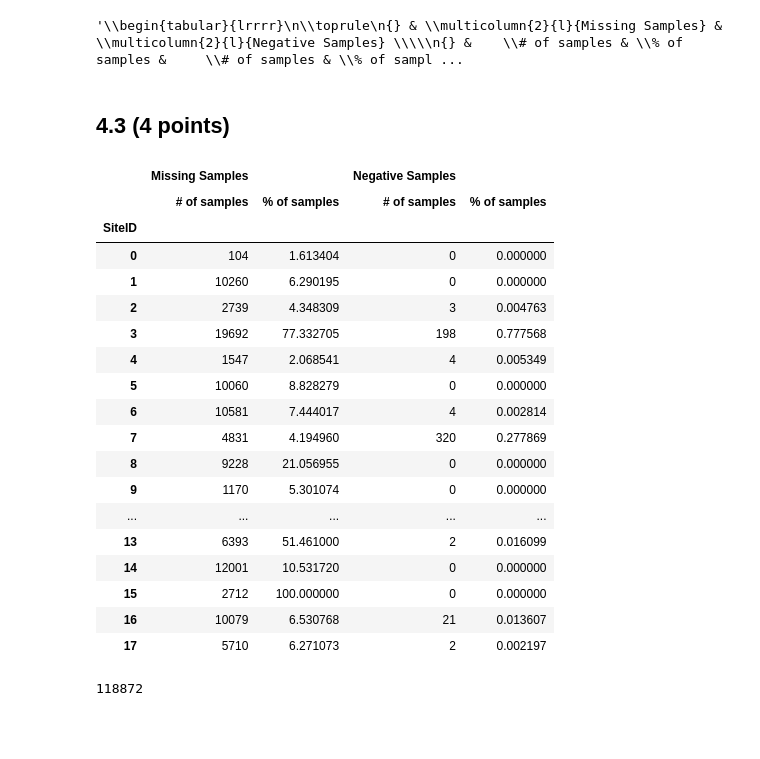
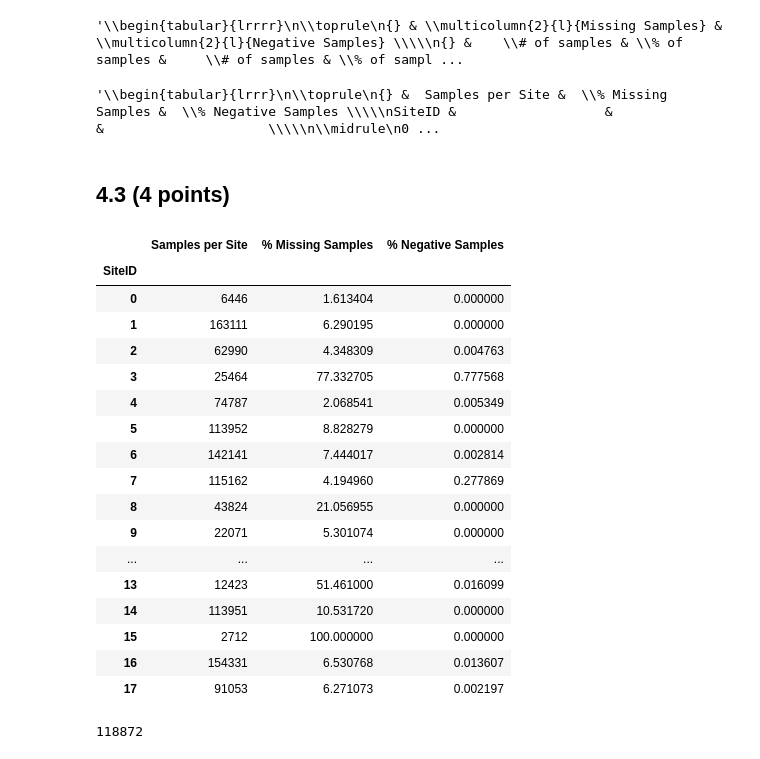
Before and after one commit to celinadong/IAML-CW2, a Jupyter notebook: Data/PartB/Part B - Bristol Air Quality.ipynb, the cells around one changed output. Drawn from its saved outputs; the diff is of its cells as text; code cells hidden in the pictures; blank space fills up the shorter version.

Commit message:
Finished reviewing, need to change to latex

```diff
--- a/Data/PartB/Part B - Bristol Air Quality.ipynb
+++ b/Data/PartB/Part B - Bristol Air Quality.ipynb
@@ -168,29 +168,49 @@ problematic_samples.to_latex()
 # %% [output]
 '\\begin{tabular}{lrrrr}\n\\toprule\n{} & \\multicolumn{2}{l}{Missing Samples} & \\multicolumn{2}{l}{Negative Samples} \\\\\n{} &    \\# of samples & \\% of samples &     \\# of samples & \\% of sampl ...
+# %%
+# Count the total instances per SiteID in dataset
+instances_perSite = bristol_air.SiteID.value_counts().sort_index()
+
+# Missing data
+missing_data = bristol_air[bristol_air.isna().any(axis=1)] # Total instances with missing data
+missing_counts = missing_data.SiteID.value_counts().sort_index() # Missing data per SiteID
+missing_percentages = (missing_counts / instances_perSite) * 100
+#missing_percentages = missing_data['SiteID'].value_counts(normalize=True).sort_index() * 100  ## percentage out of all missing data
+
+# Negative data
+negative_data = bristol_air[(bristol_air['NOx'] < 0) | (bristol_air['NO2'] < 0) | (bristol_air['NO'] < 0)]
+negative_counts = negative_data.SiteID.value_counts().reindex(bristol_air.SiteID.unique(), fill_value=0).sort_index() # Negative data per SiteID
+negative_percentages = (negative_counts / instances_perSite) * 100
+
+problematic_df = pd.DataFrame({'Samples per Site': instances_perSite,
+                               '% Missing Samples': missing_percentages, '% Negative Samples': negative_percentages})
+problematic_df.index.name = 'SiteID'
+problematic_df.to_latex()
+# %% [output]
+'\\begin{tabular}{lrrr}\n\\toprule\n{} &  Samples per Site &  \\% Missing Samples &  \\% Negative Samples \\\\\nSiteID &                   &                    &                     \\\\\n\\midrule\n0 ...
 # %% [markdown]
 ## 4.3 (4 points)
-# %%
-problematic_samples
-# %% [output]
-|  | Missing Samples |  | Negative Samples |  |
-|  | # of samples | % of samples | # of samples | % of samples |
-| SiteID |  |  |  |  |
-| 0 | 104 | 1.613404 | 0 | 0.000000 |
-| 1 | 10260 | 6.290195 | 0 | 0.000000 |
-| 2 | 2739 | 4.348309 | 3 | 0.004763 |
-| 3 | 19692 | 77.332705 | 198 | 0.777568 |
-| 4 | 1547 | 2.068541 | 4 | 0.005349 |
-| 5 | 10060 | 8.828279 | 0 | 0.000000 |
-| 6 | 10581 | 7.444017 | 4 | 0.002814 |
-| 7 | 4831 | 4.194960 | 320 | 0.277869 |
-| 8 | 9228 | 21.056955 | 0 | 0.000000 |
-| 9 | 1170 | 5.301074 | 0 | 0.000000 |
-| ... | ... | ... | ... | ... |
-| 13 | 6393 | 51.461000 | 2 | 0.016099 |
-| 14 | 12001 | 10.531720 | 0 | 0.000000 |
-| 15 | 2712 | 100.000000 | 0 | 0.000000 |
-| 16 | 10079 | 6.530768 | 21 | 0.013607 |
-| 17 | 5710 | 6.271073 | 2 | 0.002197 |
+# %%
+problematic_df
+# %% [output]
+|  | Samples per Site | % Missing Samples | % Negative Samples |
+| SiteID |  |  |  |
+| 0 | 6446 | 1.613404 | 0.000000 |
+| 1 | 163111 | 6.290195 | 0.000000 |
+| 2 | 62990 | 4.348309 | 0.004763 |
+| 3 | 25464 | 77.332705 | 0.777568 |
+| 4 | 74787 | 2.068541 | 0.005349 |
+| 5 | 113952 | 8.828279 | 0.000000 |
+| 6 | 142141 | 7.444017 | 0.002814 |
+| 7 | 115162 | 4.194960 | 0.277869 |
+| 8 | 43824 | 21.056955 | 0.000000 |
+| 9 | 22071 | 5.301074 | 0.000000 |
+| ... | ... | ... | ... |
+| 13 | 12423 | 51.461000 | 0.016099 |
+| 14 | 113951 | 10.531720 | 0.000000 |
+| 15 | 2712 | 100.000000 | 0.000000 |
+| 16 | 154331 | 6.530768 | 0.013607 |
+| 17 | 91053 | 6.271073 | 0.002197 |
 # %%
 sum(problematic_samples['Missing Samples', '# of samples'])
 # %% [output]
```
Also changed, not shown: parts of 29 cells of this notebook.
